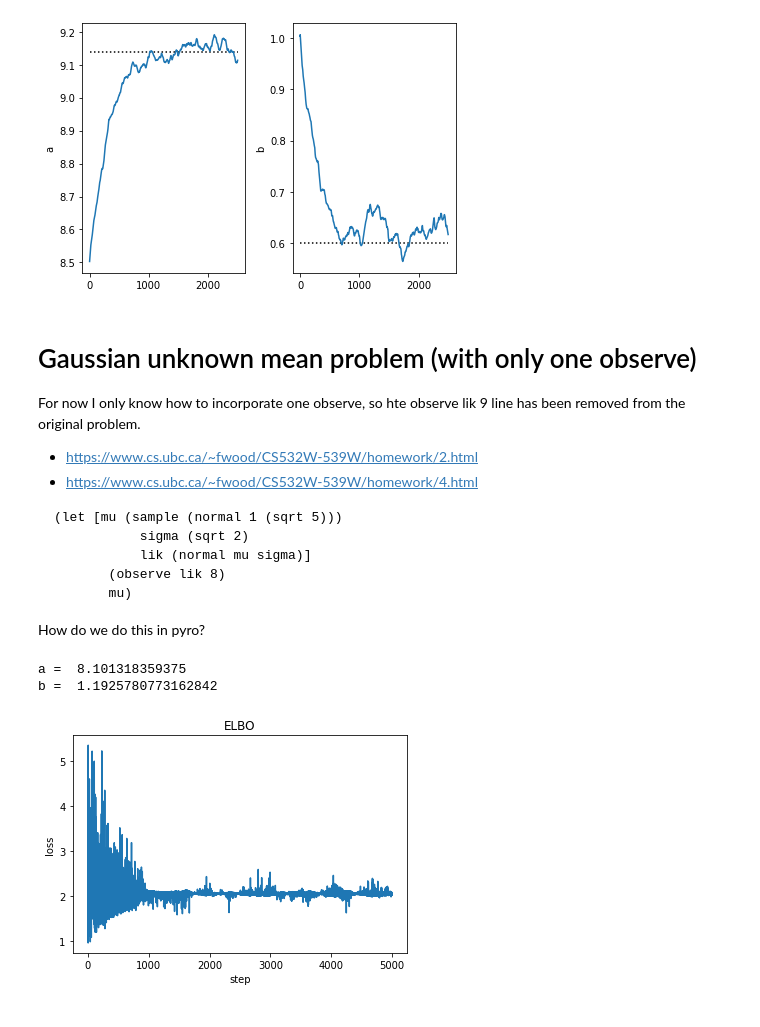
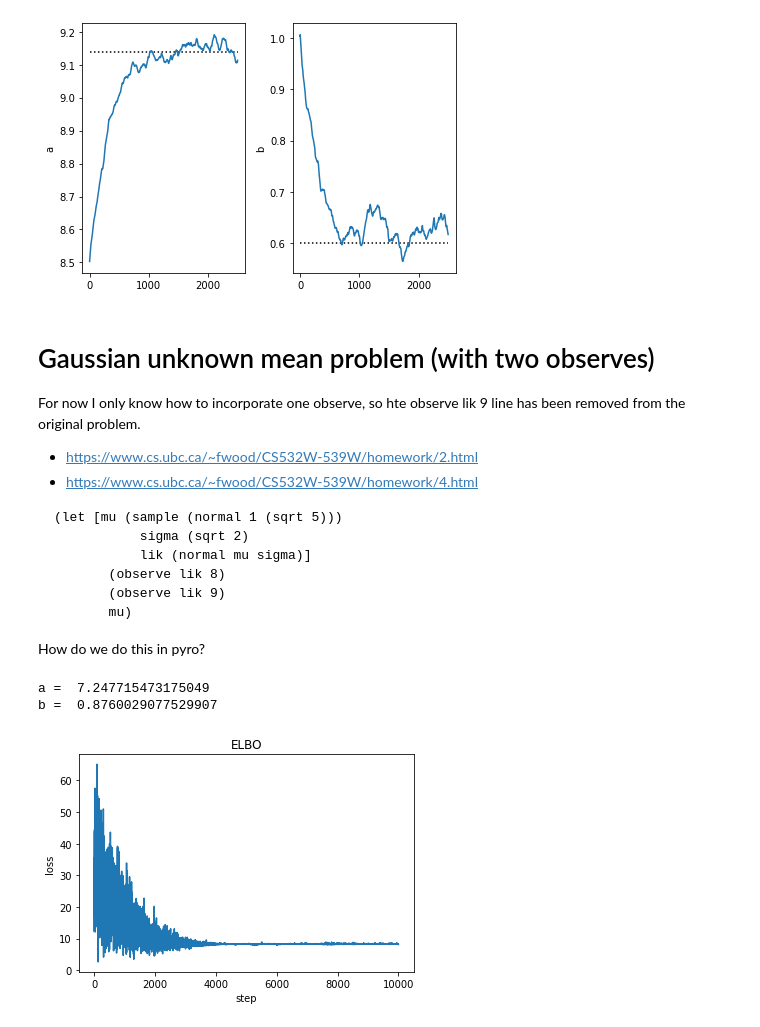
Before and after one commit to geoffwoollard/prob_prog, a Jupyter notebook: project/pyro_gaussian_unknown_mean.ipynb, the cells around one changed output. Saved outputs shown, nothing was run; the diff lists cells and outputs as text; code cells hidden in the pictures.

Commit message:
two observes. no guess needed. use step()

````diff
--- a/project/pyro_gaussian_unknown_mean.ipynb
+++ b/project/pyro_gaussian_unknown_mean.ipynb
@@ -138,7 +138,7 @@ plt.tight_layout()
 # %% [output]
 [figure]
 # %% [markdown]
-# Gaussian unknown mean problem (with only one observe)
+# Gaussian unknown mean problem (with two observes)
 
 For now I only know how to incorporate one observe, so hte observe lik 9 line has been removed from the original problem.
 
@@ -149,45 +149,44 @@ For now I only know how to incorporate one observe, so hte observe lik 9 line ha
            sigma (sqrt 2)
            lik (normal mu sigma)]
        (observe lik 8)
+       (observe lik 9)
        mu)
 ```
 
 How do we do this in pyro?
 # %%
-def forward_model(guess): # the forward model
-    mu = pyro.sample("mu", dist.Normal(guess, 5**.5)) # fix guess 1?
-    return pyro.sample("lik", dist.Normal(mu, 2**.5))
-
-conditioned_forward_model = pyro.condition(forward_model, data={"lik": torch.tensor(8)}) # the observe statements
+def forward_model(): # the forward model, does
+    mu = pyro.sample("mu", dist.Normal(1., 5**.5)) # fix guess 1?
+    pyro.sample("lik1", dist.Normal(mu, 2**.5), obs=torch.tensor(8.))
+    pyro.sample("lik2", dist.Normal(mu, 2**.5), obs=torch.tensor(9.)) # we seem to have to come up with different names. maybe there's a way to to a loop and have lik iid draws
 # %%
-def parametrized_guide(guess): # the proposal distribution
-    a = pyro.param("a", torch.tensor(guess))
+def parametrized_guide(): # the proposal distribution
+    a = pyro.param("a", torch.tensor(1.))
     b = pyro.param("b", torch.tensor(2**.5))
     return pyro.sample("mu", dist.Normal(a, torch.abs(b))) # naming this mu is important and it links it with the mu in the forward model
 # %%
-guess = 7.
 pyro.clear_param_store()
-svi = pyro.infer.SVI(model=conditioned_forward_model, # takes in guess, returns sample of weight
+svi = pyro.infer.SVI(model=forward_model, # takes in guess, returns sample of weight
                      guide=parametrized_guide, # takes in guess, returns sample of weight
                      optim=pyro.optim.Adam({"lr": 0.003}), # the optimizer
                      loss=pyro.infer.Trace_ELBO()) # the objective to optimize
 # %%
 losses, a, b = [], [], []
-num_steps = 2500*2
+num_steps = 2500*4
 for t in range(num_steps):
-    losses.append(svi.step(guess))
+    losses.append(svi.step())
     a.append(pyro.param("a").item())
     b.append(pyro.param("b").item())
 
 plt.plot(losses)
 plt.title("ELBO")
 plt.xlabel("step")
 plt.ylabel("loss");
 print('a = ',pyro.param("a").item())
 print('b = ', pyro.param("b").item())
 # %% [output]
-a =  8.101318359375
-b =  1.1925780773162842
+a =  7.247715473175049
+b =  0.8760029077529907
-[figure, old version]
+[figure, new version]
 # %%
 plt.subplot(1,2,1)
````
Also changed, not shown: parts of 3 cells of this notebook.
